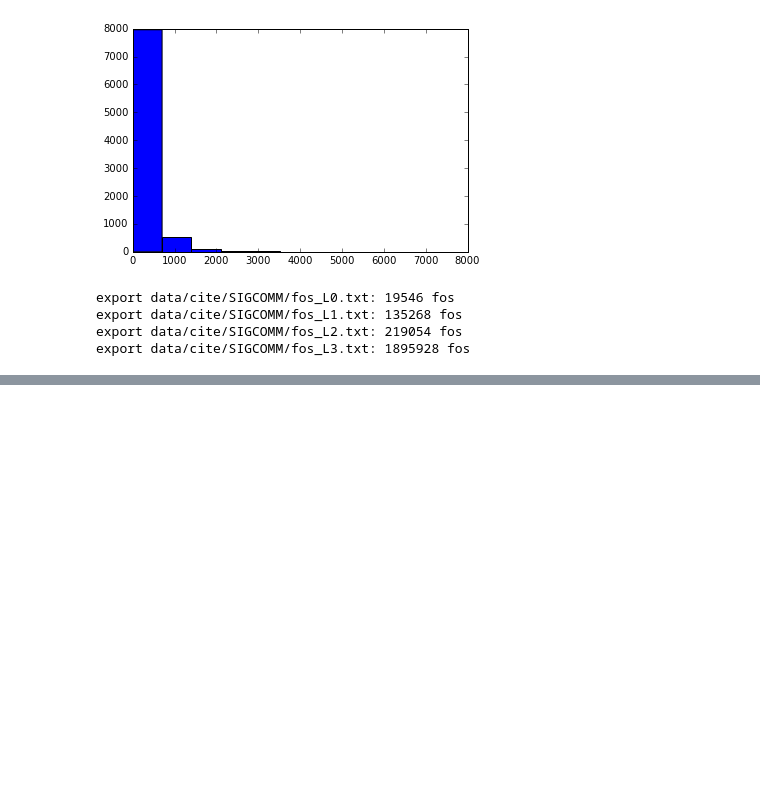
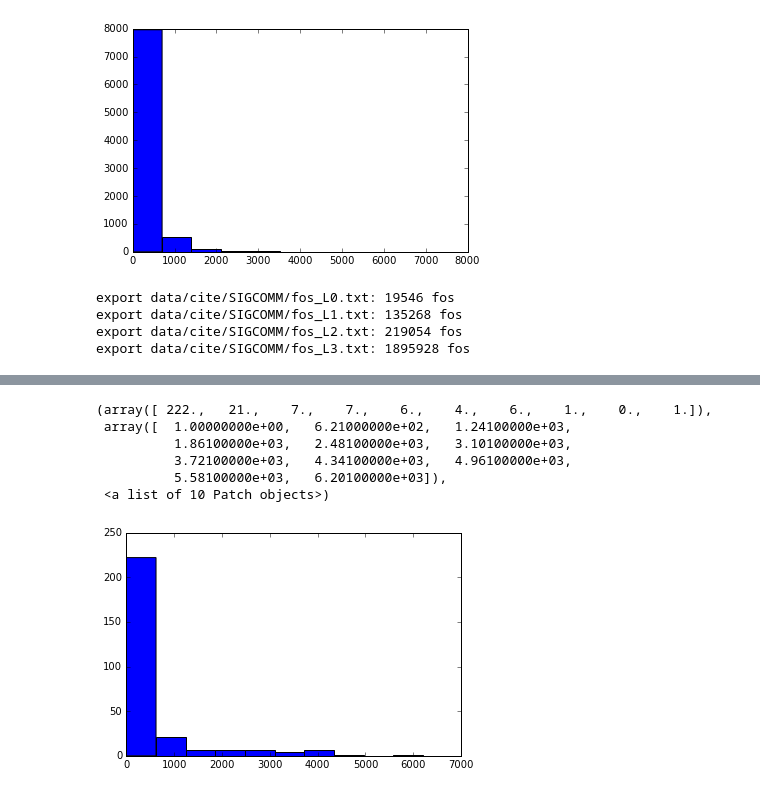
Before and after one commit to elicassion/2017Summer-Community-Detection, a Jupyter notebook: Dataset/coau_extract.ipynb, the cells around one changed output, grey strips where cells are left out. Drawn from its saved outputs; the diff is of its cells as text; code cells hidden in the pictures; blank space fills up the shorter version.

```diff
--- a/Dataset/coau_extract.ipynb
+++ b/Dataset/coau_extract.ipynb
@@ -171,0 +192,10 @@ export data/cite/SIGCOMM/fos_L3.txt: 1895928 fos
+# %%
+plt.hist(np.array(fos_au_count[1]), bins=10)
+# %% [output]
+(array([ 222.,   21.,    7.,    7.,    6.,    4.,    6.,    1.,    0.,    1.]),
+ array([  1.00000000e+00,   6.21000000e+02,   1.24100000e+03,
+          1.86100000e+03,   2.48100000e+03,   3.10100000e+03,
+          3.72100000e+03,   4.34100000e+03,   4.96100000e+03,
+          5.58100000e+03,   6.20100000e+03]),
+ <a list of 10 Patch objects>)
+[figure, added]
```
Also changed, not shown: parts of 5 cells of this notebook.
